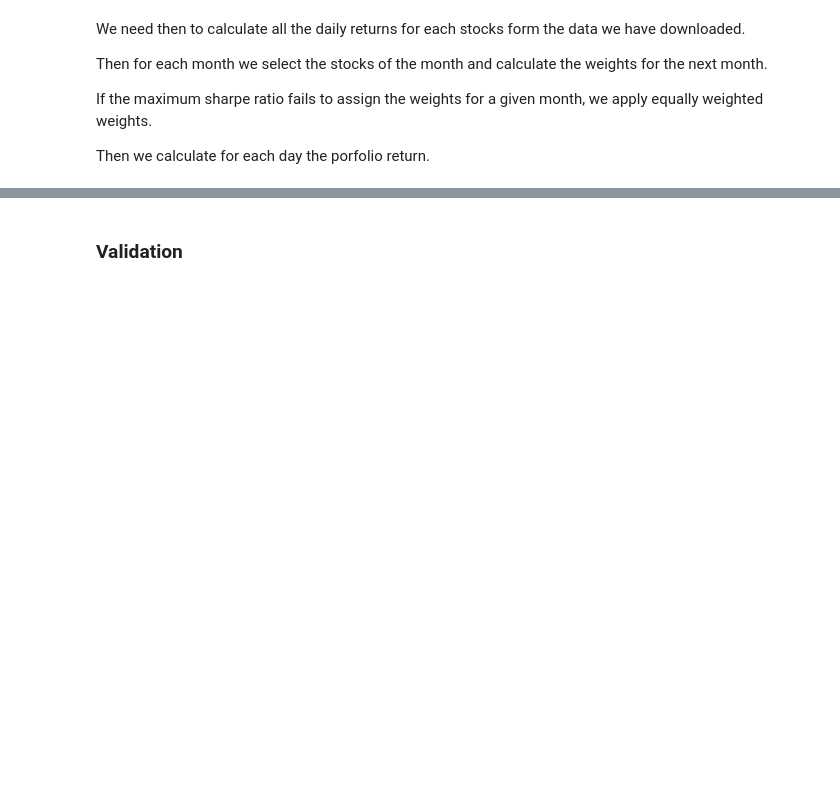
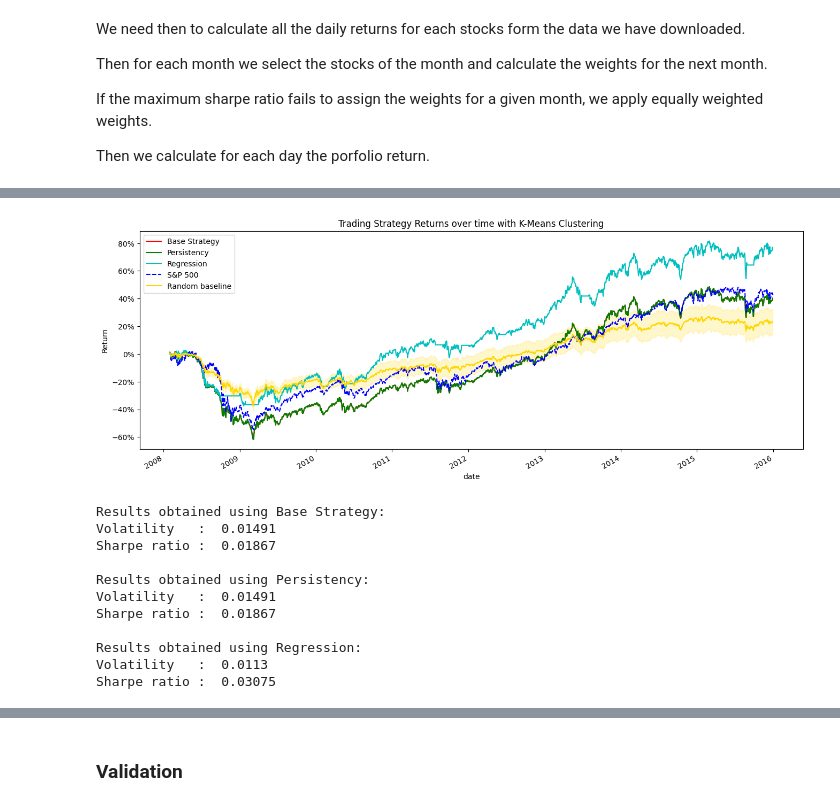
Before and after one commit to francesco-source/Portfolio-Optimization-via-Machine-Learning-Models, a Jupyter notebook: American_market.ipynb, the cells around one changed output, grey strips where cells are left out. Cells and saved outputs as stored; diff of their text form; code cells hidden in the pictures; blank space fills up the shorter version.

```diff
--- a/American_market.ipynb
+++ b/American_market.ipynb
@@ -175,4 +272,10 @@ p_train_results.append(p_db_train)
 # %%
+# Regression
+p_reg_train = daily_portfolio_return(chosen_stocks_noclust,
+                                         new_df_noclust_train,
+                                         off_set_days= 30,
+                                         stop_loss= True)
+
 p_km_reg_train = daily_portfolio_return(chosen_stocks_km_train,
                                                     new_df_k_means_train,
                                                     off_set_days = 30,
@@ -183,6 +286,7 @@ p_db_reg_train = daily_portfolio_return(chosen_stocks_db_train,
                                                     off_set_days = 30,
                                                     stop_loss = True)
 
-p_train_results.append(p_km_reg_train)
-p_train_results.append(p_db_reg_train)
+p_train_results_no.append(p_reg_train)
+p_train_results_km.append(p_km_reg_train)
+p_train_results_db.append(p_db_reg_train)
 # %% [output]
@@ -241,0 +387,24 @@ for return_strategy, name in zip(p_train_results,result_training.columns):
+# %%
+plot_portfolio_cumulative_return(result_training_km,
+                                 refering_index= refering_index,
+                                 random_returns_df= baselines_train["km"],
+                                 title= "Trading Strategy Returns over time with K-Means Clustering")
+
+for return_strategy, name in zip(p_train_results_km, result_training_km.columns):
+    print("Results obtained using ", name,": ", sep= "")
+    print("Volatility   : ", np.round(float(calculate_volatility(return_strategy)),5))
+    print("Sharpe ratio : ", np.round(float(calculate_sharpe_ratio(return_strategy)),5))
+    print()
+# %% [output]
+[figure, added]
+Results obtained using Base Strategy:
+Volatility   :  0.01491
+Sharpe ratio :  0.01867
+
+Results obtained using Persistency:
+Volatility   :  0.01491
+Sharpe ratio :  0.01867
+
+Results obtained using Regression:
+Volatility   :  0.0113
+Sharpe ratio :  0.03075
```
Also changed, not shown: parts of 39 cells of this notebook, 2 other files.
